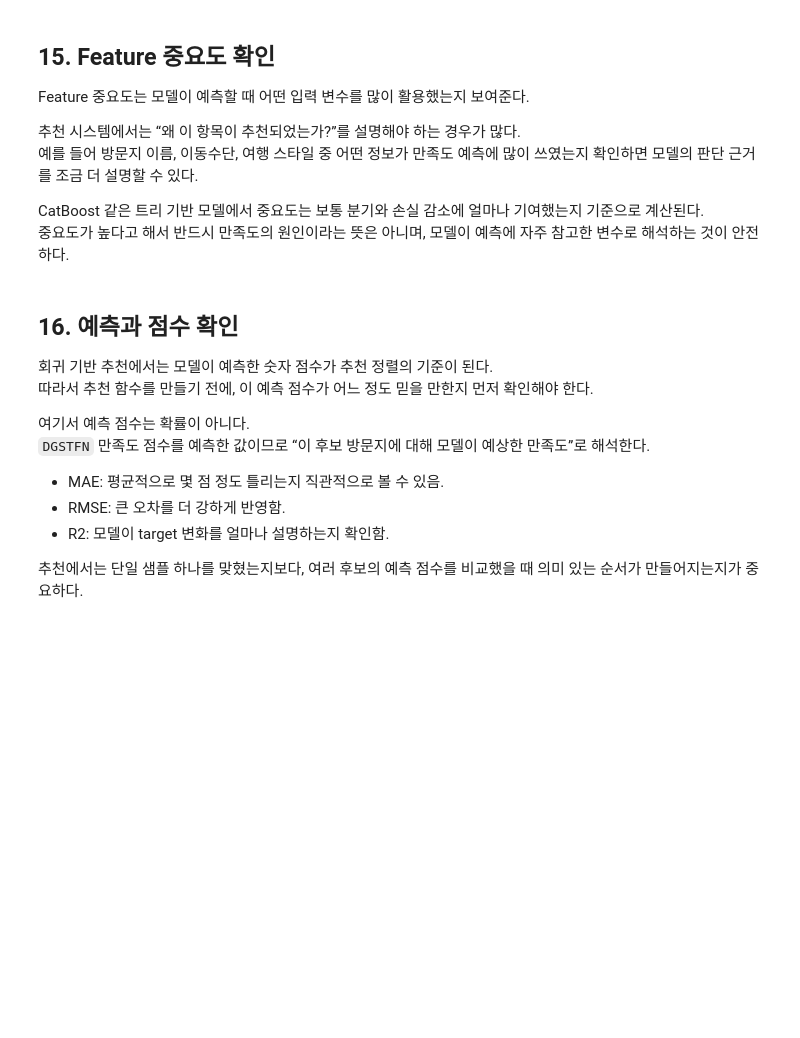
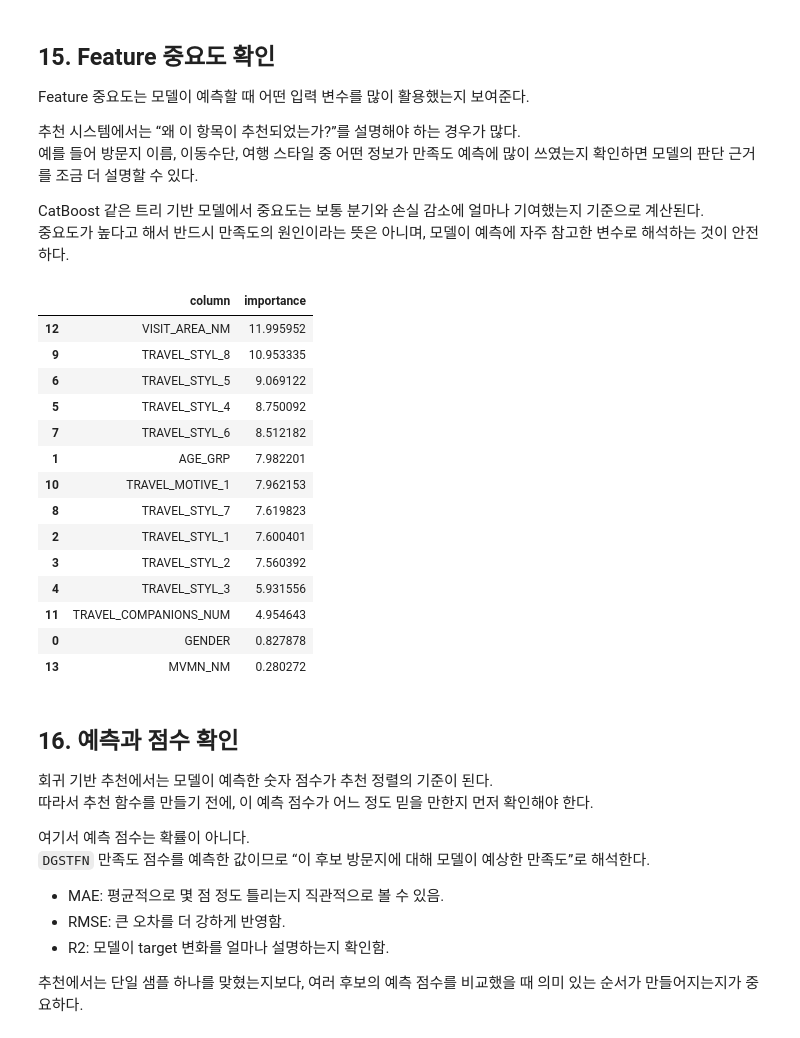
Before and after one commit to Gitcatho-skn-family-sjh/06_machine_learning, a Jupyter notebook: 10_recommendation_system/01_regression_based_recommendation.ipynb, the cells around one changed output. Drawn from its saved outputs; the diff is of its cells as text; code cells hidden in the pictures; blank space fills up the shorter version.

```diff
--- a/10_recommendation_system/01_regression_based_recommendation.ipynb
+++ b/10_recommendation_system/01_regression_based_recommendation.ipynb
@@ -158,3 +269,33 @@ CatBoostRegressor는 여행자 정보와 후보 방문지 정보를 입력받아
 - `depth`: 각 트리의 깊이이다. 깊을수록 복잡한 규칙을 만들 수 있지만 과대적합 위험이 커질 수 있다.
 - `learning_rate`: 새 트리가 이전 오차를 얼마나 크게 보정할지 정하는 값이다.
 - `loss_function='RMSE'`: 모델이 줄이려고 하는 손실 기준이다.
+# %%
+from catboost import CatBoostRegressor, Pool
+
+cat_feature_names = list(cat_columns)
+
+# catboost.Pool(): CatBoost 전용 데이터 객체
+# X, y 데이터를 묶고, cat_features에 범주형 컬럼 목록을 전달
+# -> 이렇게 하면 CatBoost가 범주형 데이터를 내부 방식으로 인코딩하여 학습함
+train_pool = Pool(X_train, y_train, cat_features=cat_feature_names)
+test_pool  = Pool(X_test, y_test, cat_features=cat_feature_names)
+
+# CatBoostRegressor(): 회귀 모델
+cat_reg = CatBoostRegressor(
+    n_estimators=5000,
+    depth=6,
+    learning_rate=0.01,
+
+    # loss_function: 모델이 학습 중 줄이려하고 하는 손실 함수
+    # 모델이 학습할 때 얼마나 틀렸는지를 계산하는 기준(RMSE)이 된다
+    loss_function='RMSE',
+
+    # eval_metric: 검증 데이터에서 출력할 평가 지표
+    eval_metric='RMSE',
+)
+
+
+# CatBoost 모델 학습
+# eval_set=[test_pool]: test_pool 데이터를 이용해서 모델 검증 + 지표(RMSE) 기록
+# verbose=50: 50회 학습마다 로그를 출력
+cat_reg.fit(train_pool, eval_set=[test_pool], verbose=50)
@@ -176,6 +355,31 @@ Feature 중요도는 모델이 예측할 때 어떤 입력 변수를 많이 활
 
 CatBoost 같은 트리 기반 모델에서 중요도는 보통 분기와 손실 감소에 얼마나 기여했는지 기준으로 계산된다.
 중요도가 높다고 해서 반드시 만족도의 원인이라는 뜻은 아니며, 모델이 예측에 자주 참고한 변수로 해석하는 것이 안전하다.
+# %%
+feat_importances_df = pd.DataFrame({
+    'column': X_train.columns,
+    'importance': cat_reg.feature_importances_
+})
+
+feat_importances_df \
+    = feat_importances_df.sort_values('importance', ascending=False)
+display(feat_importances_df)
+# %% [output]
+|  | column | importance |
+| 12 | VISIT_AREA_NM | 11.995952 |
+| 9 | TRAVEL_STYL_8 | 10.953335 |
+| 6 | TRAVEL_STYL_5 | 9.069122 |
+| 5 | TRAVEL_STYL_4 | 8.750092 |
+| 7 | TRAVEL_STYL_6 | 8.512182 |
+| 1 | AGE_GRP | 7.982201 |
+| 10 | TRAVEL_MOTIVE_1 | 7.962153 |
+| 8 | TRAVEL_STYL_7 | 7.619823 |
+| 2 | TRAVEL_STYL_1 | 7.600401 |
+| 3 | TRAVEL_STYL_2 | 7.560392 |
+| 4 | TRAVEL_STYL_3 | 5.931556 |
+| 11 | TRAVEL_COMPANIONS_NUM | 4.954643 |
+| 0 | GENDER | 0.827878 |
+| 13 | MVMN_NM | 0.280272 |
 # %% [markdown]
 ## 16. 예측과 점수 확인
 
```
Also changed, not shown: parts of 18 cells of this notebook, 3 other files.
